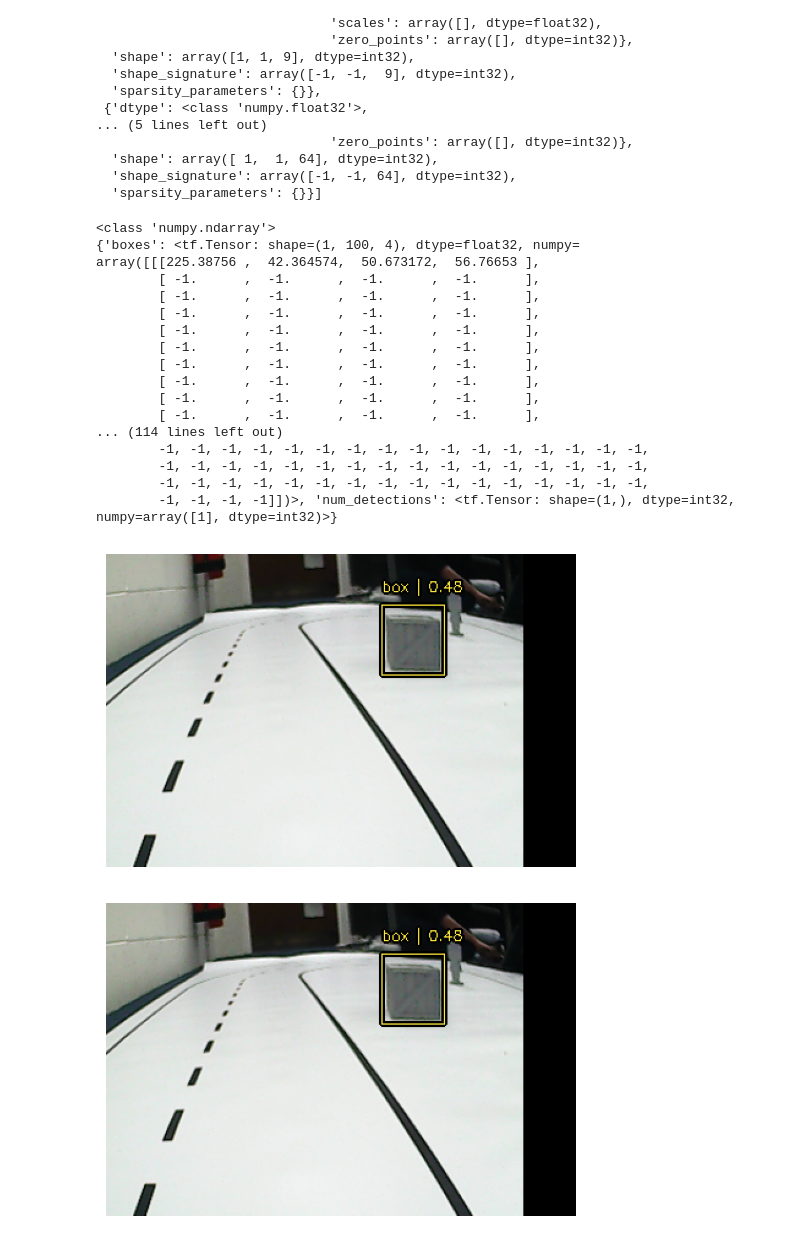
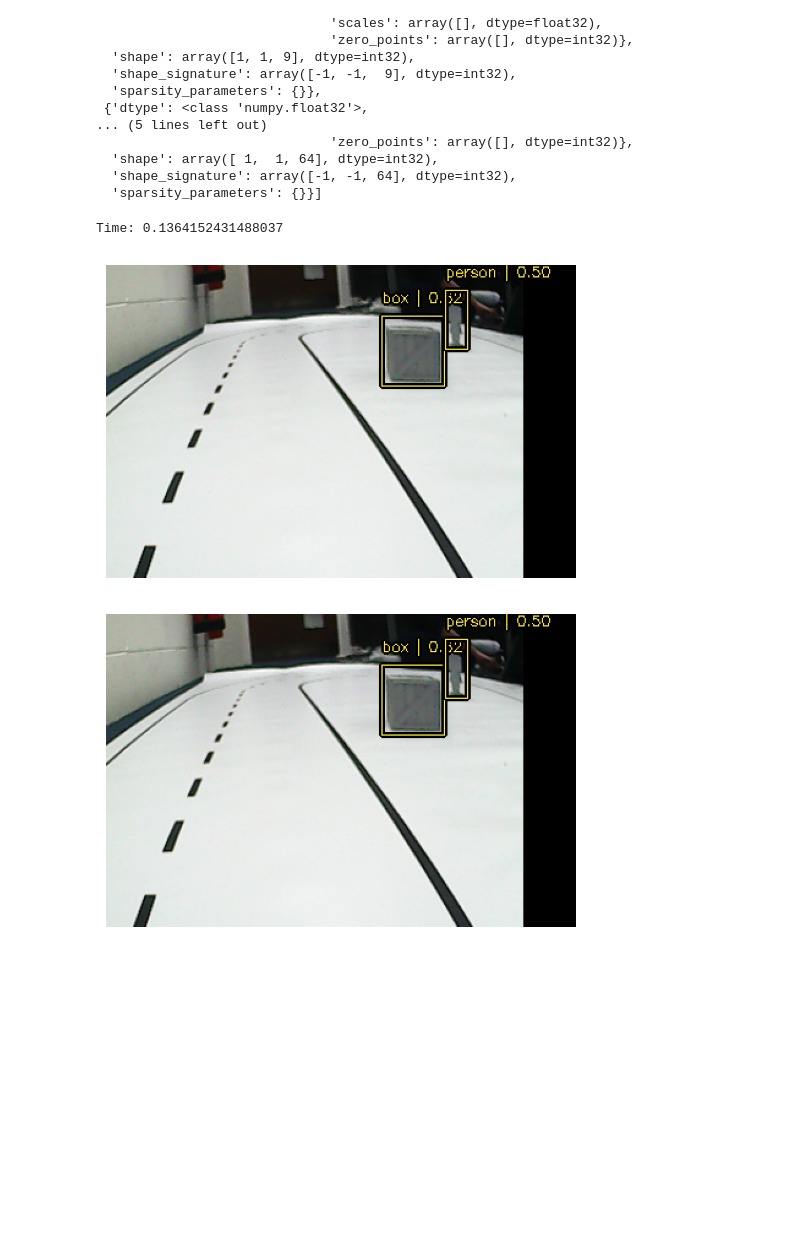
Before and after one commit to jckpn/picar_sim, a Jupyter notebook: od_infer_tflite.ipynb, the cells around one changed output. Cells and saved outputs as stored; diff of their text form; code cells hidden in the pictures; blank space fills up the shorter version.

Commit message:
Fix pred decode

```diff
--- a/od_infer_tflite.ipynb
+++ b/od_infer_tflite.ipynb
@@ -272,6 +272,22 @@ Input details: [{'name': 'serving_default_input_2:0', 'index': 0, 'shape': array
   'shape_signature': array([-1, -1, 64], dtype=int32),
   'sparsity_parameters': {}}]
 # %%
+import time
+
+yolomodel = keras_cv.models.YOLOV8Detector(
+    num_classes=9,
+    bounding_box_format=BBOX_FORMAT,
+    fpn_depth=2,
+    backbone=keras_cv.models.YOLOV8Backbone.from_preset("yolo_v8_s_backbone"),
+)
+yolomodel.prediction_decoder = keras_cv.layers.NonMaxSuppression(
+    bounding_box_format=BBOX_FORMAT,
+    from_logits=True,
+    iou_threshold=0.5,  # Minimum IOU for two boxes to be considered the same
+    confidence_threshold=0.501,  # Minimum confidence for a box to be considered a detection
+    max_detections=8,  # Maximum number of detections to keep
+)
+t1 = time.time()
 interpreter.set_tensor(input_details[0]["index"], image)
 interpreter.invoke()
 
@@ -283,62 +299,42 @@ y_pred = {
 
 # y_pred2 = model.call(image)
 
-print(type(y_pred["boxes"]))
-
-yolomodel = keras_cv.models.YOLOV8Detector(
-    num_classes=9,
-    bounding_box_format=BBOX_FORMAT,
-    fpn_depth=2,
-    backbone=keras_cv.models.YOLOV8Backbone.from_preset("yolo_v8_s_backbone"),
-)
+# print(type(y_pred["boxes"]))
 
 
 y_pred_decoded = yolomodel.decode_predictions(y_pred, image)
+t2 = time.time()
 
-print(y_pred_decoded)
+print(f"Time: {t2-t1}")
+
+# print(y_pred_decoded)
 
 
 # pprint(y_pred)
 
 # y_pred_print = y_pred.copy()
 # y_pred_print["classes"] = [class_map[i] for i in y_pred["classes"].flatten() if i != -1]
 # pprint(y_pred_print)
 # """Format:
 # {'boxes': [[x_left, y_top, width, height], ...],
 #  'classes': [class_id, ...],
 #  'confidence': [confidence, ...]
 #  'num_detections': [int]}
 # """
 
 keras_cv.visualization.plot_bounding_box_gallery(
     image,
     value_range=(0, 255),
     rows=1,
     cols=1,
     y_pred=y_pred_decoded,
     scale=5,
     font_scale=0.4,
     line_thickness=1,
     bounding_box_format=BBOX_FORMAT,
     class_mapping=class_map,
 )
 # %% [output]
-<class 'numpy.ndarray'>
-{'boxes': <tf.Tensor: shape=(1, 100, 4), dtype=float32, numpy=
-array([[[225.38756 ,  42.364574,  50.673172,  56.76653 ],
-        [ -1.      ,  -1.      ,  -1.      ,  -1.      ],
-        [ -1.      ,  -1.      ,  -1.      ,  -1.      ],
-        [ -1.      ,  -1.      ,  -1.      ,  -1.      ],
-        [ -1.      ,  -1.      ,  -1.      ,  -1.      ],
-        [ -1.      ,  -1.      ,  -1.      ,  -1.      ],
-        [ -1.      ,  -1.      ,  -1.      ,  -1.      ],
-        [ -1.      ,  -1.      ,  -1.      ,  -1.      ],
-        [ -1.      ,  -1.      ,  -1.      ,  -1.      ],
-        [ -1.      ,  -1.      ,  -1.      ,  -1.      ],
-... (114 lines left out)
-        -1, -1, -1, -1, -1, -1, -1, -1, -1, -1, -1, -1, -1, -1, -1, -1,
-        -1, -1, -1, -1, -1, -1, -1, -1, -1, -1, -1, -1, -1, -1, -1, -1,
-        -1, -1, -1, -1, -1, -1, -1, -1, -1, -1, -1, -1, -1, -1, -1, -1,
-        -1, -1, -1, -1]])>, 'num_detections': <tf.Tensor: shape=(1,), dtype=int32, numpy=array([1], dtype=int32)>}
+Time: 0.1364152431488037
-[figure, old version]
+[figure, new version]
-[figure, old version]
+[figure, new version]
```
Also changed, not shown: parts of 4 cells of this notebook.
